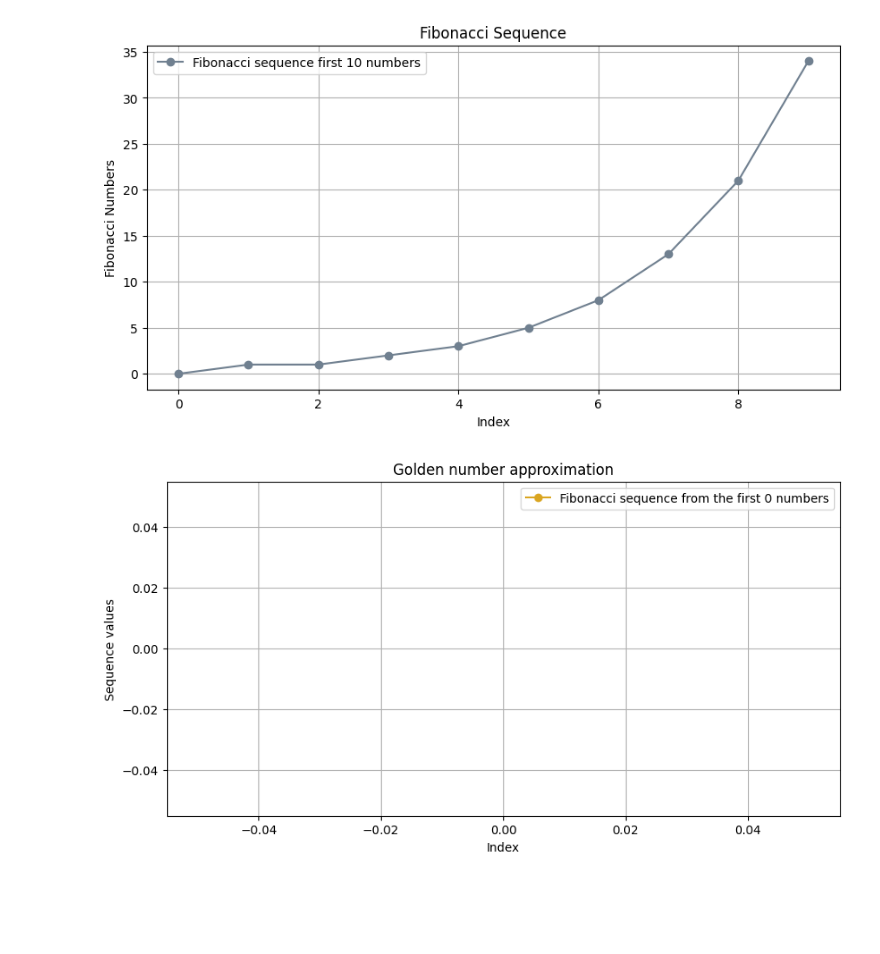
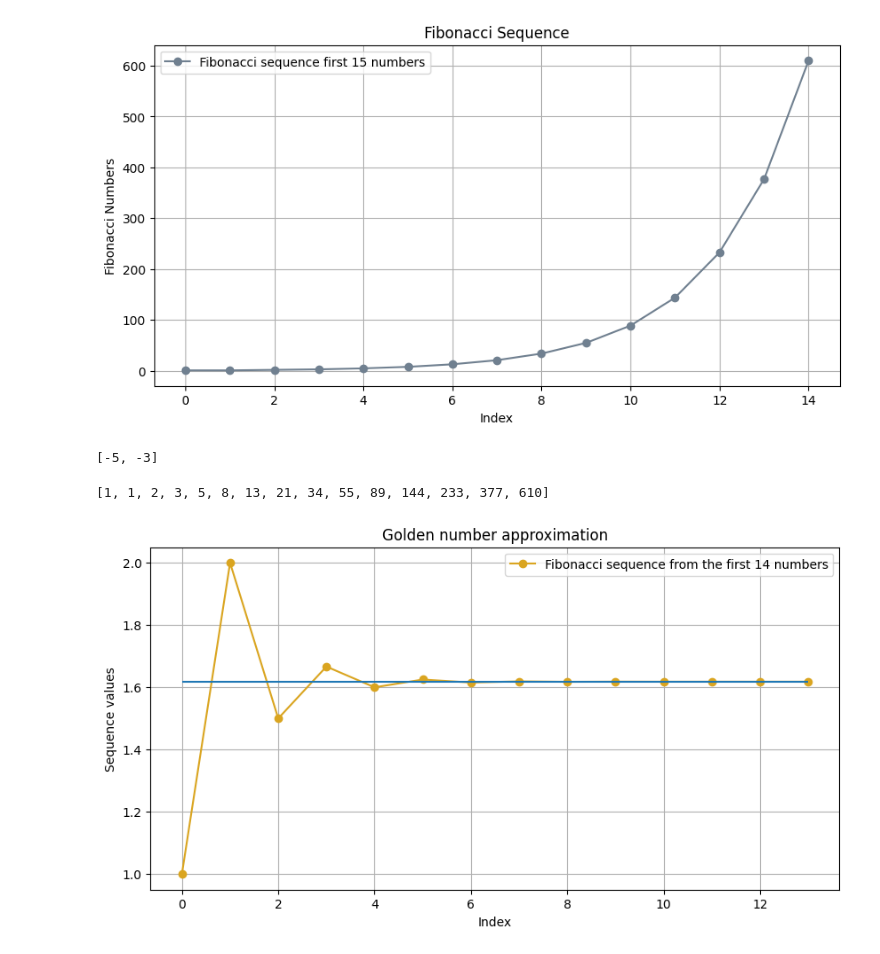
Before and after one commit to andreasoledadguerra/fibonacci_sequence, a Jupyter notebook: fibo.ipynb, the cells around one changed output. Saved outputs shown, nothing was run; the diff lists cells and outputs as text; code cells hidden in the pictures; blank space fills up the shorter version.

```diff
--- a/fibo.ipynb
+++ b/fibo.ipynb
@@ -2,19 +2,22 @@
 import matplotlib.pyplot as plt
 
 def fibonacci_sequence(n: int) -> list:
-    if n <= 0:
+    if n == 0:
         return []
+    elif n == 1:
+        return [1]
+    elif n == 2:
+        return [1, 1]
 
-    fibonacci_numbers = [0, 1]
-    for i in range(2, n):
+    fibonacci_numbers = [1,1]
+    for i in range(n-2): #se pone 'n-2' porque los primeros términos están axiomatizados
         next_number = fibonacci_numbers[-1] + fibonacci_numbers[-2]
         fibonacci_numbers.append(next_number)
 
     return fibonacci_numbers
 
 # Set the number of Fibonacci numbers you want to generate
-n = 10  # it can be changed
-
+n = 15  # it can be change
 # Generate the Fibonacci sequence
 fibonacci_sequence_list = fibonacci_sequence(n)
 
@@ -30,31 +33,47 @@ plt.legend()
 plt.grid(True)
 plt.show()
 # %% [output]
-[figure, old version]
+[figure, new version]
+# %%
+lista = [10, 5, 2]
+resta = []
+
+for i in range(len(lista)- 1):
+    minus = lista[i+1] - lista[i]
+    resta.append(minus)
+print(resta)
+
+i=+i
+# %% [output]
+[-5, -3]
+# %%
+fibonacci_sequence_list
+# %% [output]
+[1, 1, 2, 3, 5, 8, 13, 21, 34, 55, 89, 144, 233, 377, 610]
 # %%
 import matplotlib.pyplot as plt
 
 def golden_number(fibonacci_sequence_list: list):
     fibonacci_sequence_golden_list = []
-    while len(fibonacci_sequence_list) < n:
+    for i in range(len(fibonacci_sequence_list)-1):
         # Calculate the next term by subtracting the last two terms
-        next_term = fibonacci_sequence_list[-2] - fibonacci_sequence_list[-1]
-        fibonacci_sequence_list.append(next_term)
+        next_term = fibonacci_sequence_list[i+1] / fibonacci_sequence_list[i]
+        fibonacci_sequence_golden_list.append(next_term)
 
     return fibonacci_sequence_golden_list
-
 
 golden_number_list = golden_number(fibonacci_sequence_list)
 
 plt.figure(figsize=(10,5))
 plt.plot(range(len(golden_number_list)), golden_number_list,
          marker= 'o', linestyle= '-', color= 'goldenrod',
          label= f'Fibonacci sequence from the first {len(golden_number_list)} numbers')
 plt.xlabel("Index")
 plt.ylabel("Sequence values")
 plt.title("Golden number approximation")
+plt.hlines([1.618], 0, len(golden_number_list)-1)
 plt.legend()
 plt.grid(True)
 plt.show()
 # %% [output]
-[figure, old version]
+[figure, new version]
```
Also changed, not shown: parts of 2 cells of this notebook.
